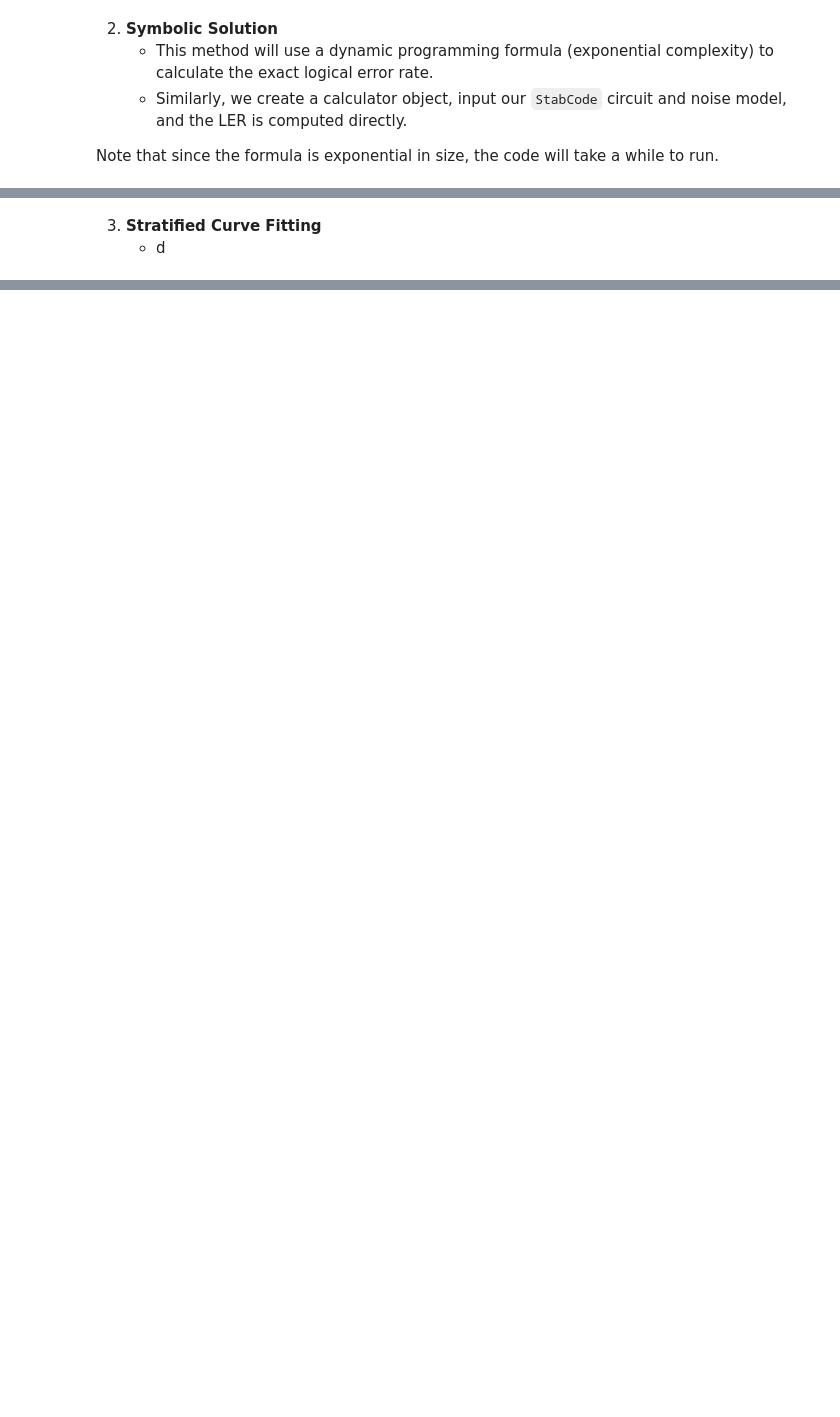
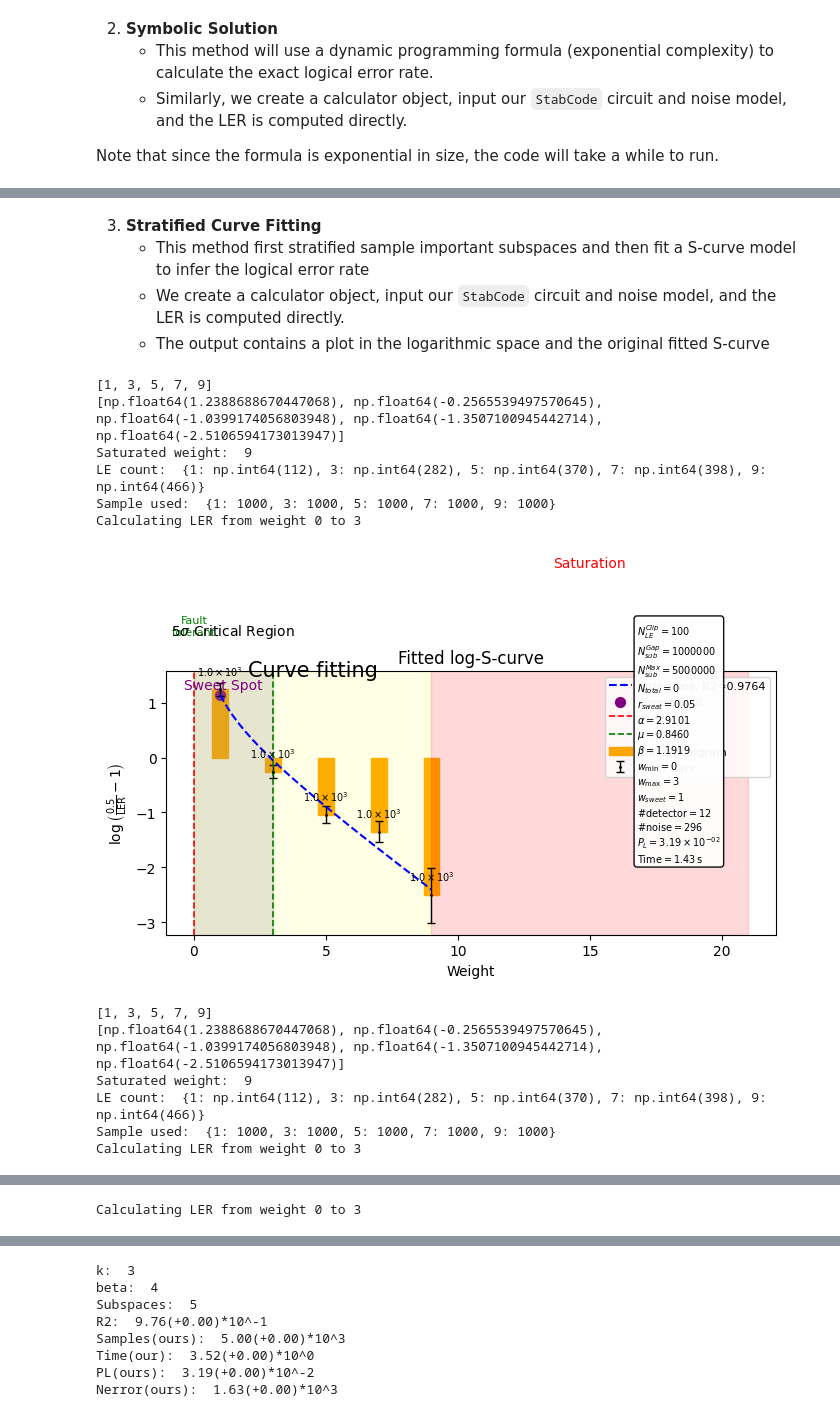
Before and after one commit to yezhuoyang/ScaLERQEC, a Jupyter notebook: Tutorial.ipynb, the cells around one changed output, grey strips where cells are left out. Drawn from its saved outputs; the diff is of its cells as text; code cells hidden in the pictures; blank space fills up the shorter version.

```diff
--- a/Tutorial.ipynb
+++ b/Tutorial.ipynb
@@ -19,7 +19,7 @@ We create such a code with a `StabCode` object:
 # %%
 from scalerqec.QEC.qeccircuit import StabCode
 
-surface_code = StabCode(n=13, k=1, d=3)
+surface_code = StabCode(n=13, k=1, d=0)
 # %% [markdown]
 The stabilizers of the code are defined as follows:
 
@@ -229,3 +231,23 @@ Total detector outcome:  4096
 # %% [markdown]
 3. **Stratified Curve Fitting**
-    - d
+    - This method first stratified sample important subspaces and then fit a S-curve model to infer the logical error rate
+    - We create a calculator object, input our `StabCode` circuit and noise model, and the LER is computed directly.
+    - The output contains a plot in the logarithmic space and the original fitted S-curve
+# %%
+from scalerqec.Stratified import StratifiedScurveLERcalc
+calculator = StratifiedScurveLERcalc()
+calculator.calculate_LER_from_StabCode(surface_code, noise_model, savefigure=False,repeat=1)
+# %% [output]
+[1, 3, 5, 7, 9]
+[np.float64(1.2388688670447068), np.float64(-0.2565539497570645), np.float64(-1.0399174056803948), np.float64(-1.3507100945442714), np.float64(-2.5106594173013947)]
+Saturated weight:  9
+LE count:  {1: np.int64(112), 3: np.int64(282), 5: np.int64(370), 7: np.int64(398), 9: np.int64(466)}
+Sample used:  {1: 1000, 3: 1000, 5: 1000, 7: 1000, 9: 1000}
+Calculating LER from weight 0 to 3
+[figure, added]
+[1, 3, 5, 7, 9]
+[np.float64(1.2388688670447068), np.float64(-0.2565539497570645), np.float64(-1.0399174056803948), np.float64(-1.3507100945442714), np.float64(-2.5106594173013947)]
+Saturated weight:  9
+LE count:  {1: np.int64(112), 3: np.int64(282), 5: np.int64(370), 7: np.int64(398), 9: np.int64(466)}
+Sample used:  {1: 1000, 3: 1000, 5: 1000, 7: 1000, 9: 1000}
+Calculating LER from weight 0 to 3
@@ -231,0 +255 @@ Total detector outcome:  4096
+Calculating LER from weight 0 to 3
@@ -231,0 +257,8 @@ Total detector outcome:  4096
+k:  3
+beta:  4
+Subspaces:  5
+R2:  9.76(+0.00)*10^-1
+Samples(ours):  5.00(+0.00)*10^3
+Time(our):  3.52(+0.00)*10^0
+PL(ours):  3.19(+0.00)*10^-2
+Nerror(ours):  1.63(+0.00)*10^3
```
Also changed, not shown: parts of 7 cells of this notebook, 3 other files.
